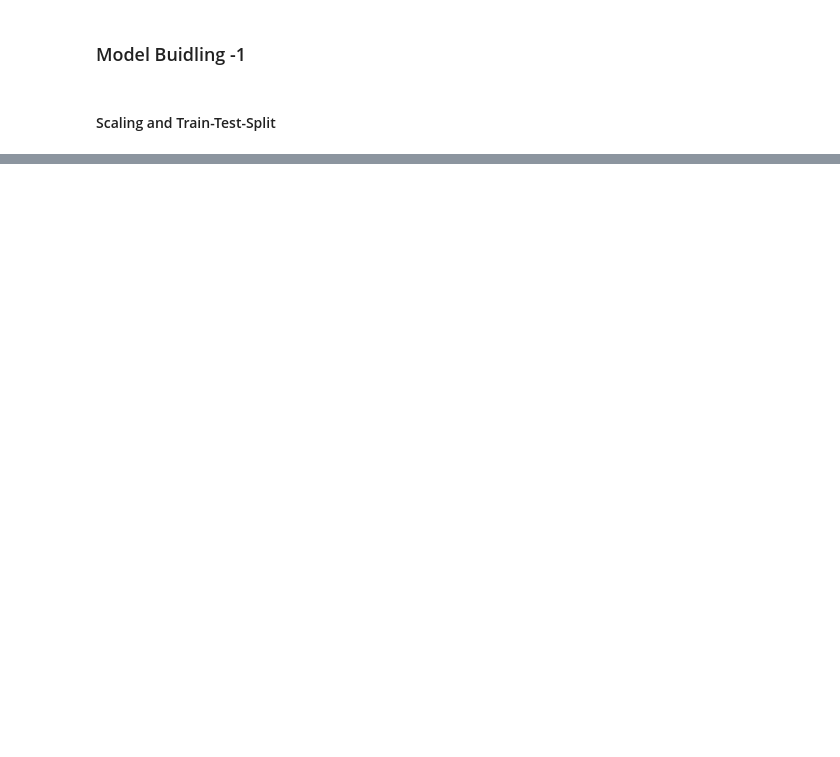
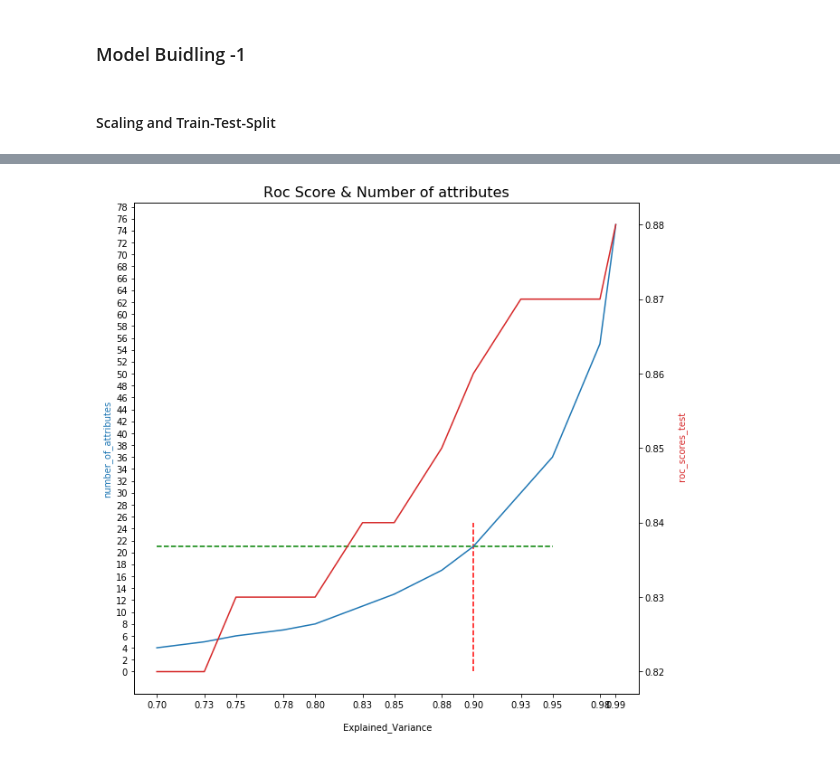
Before and after one commit to murthy605/TelecomChurn, a Jupyter notebook: Hari_Krishna_TelecomChurnCaseStudy.ipynb, the cells around one changed output, grey strips where cells are left out. Saved outputs shown, nothing was run; the diff lists cells and outputs as text; code cells hidden in the pictures; blank space fills up the shorter version.

```diff
--- a/Hari_Krishna_TelecomChurnCaseStudy.ipynb
+++ b/Hari_Krishna_TelecomChurnCaseStudy.ipynb
@@ -591,0 +791,10 @@ telecom_churn_reduced_12_df =telecom_churn_reduced_11_df
+# %%
+PCA_Analysis_pd = pd.DataFrame(
+    {'Accuracy_param': Accuracy_param,
+     'number_of_attributes': number_of_components,
+     'roc_scores_train': roc_scores_train,
+     'roc_scores_test': roc_scores_test,
+    })
+PCA_Analysis_pd.roc_scores_test = PCA_Analysis_pd.roc_scores_test.astype('float')
+PCA_Analysis_pd.roc_scores_train = PCA_Analysis_pd.roc_scores_train.astype('float')
+PCA_Analysis_pd.info()
@@ -591,0 +813,20 @@ telecom_churn_reduced_12_df =telecom_churn_reduced_11_df
+# %%
+# Plot Default Rate for each state with count of applications approved for each state
+
+plt.figure(figsize=[10,10])
+plt.xticks(Accuracy_param)
+plt.yticks(np.arange(0, 80, step=2))
+plt.vlines(x=0.90, ymax=25, ymin=0, colors="r", linestyles="--")
+plt.hlines(y=21, xmax=0.95, xmin=0.70, colors="g", linestyles="--")
+ax6 = sns.lineplot(x="Accuracy_param", y="number_of_attributes", data=PCA_Analysis_pd)
+color1 = 'tab:blue'
+ax6.set_title('Roc Score & Number of attributes', fontsize=16)
+ax6.set_xlabel('\n Explained_Variance', fontsize=10)
+ax6.set_ylabel('number_of_attributes', fontsize=10, color=color1)
+ax7 = ax6.twinx()
+color2 = 'tab:red'
+ax7 = sns.lineplot(x='Accuracy_param', y='roc_scores_test', data = PCA_Analysis_pd, color=color2)
+ax7.set_ylabel('\n roc_scores_test', fontsize=10, color=color2)
+plt.show()
+# %% [output]
+[figure, added]
```
Also changed, not shown: parts of 39 cells of this notebook.
